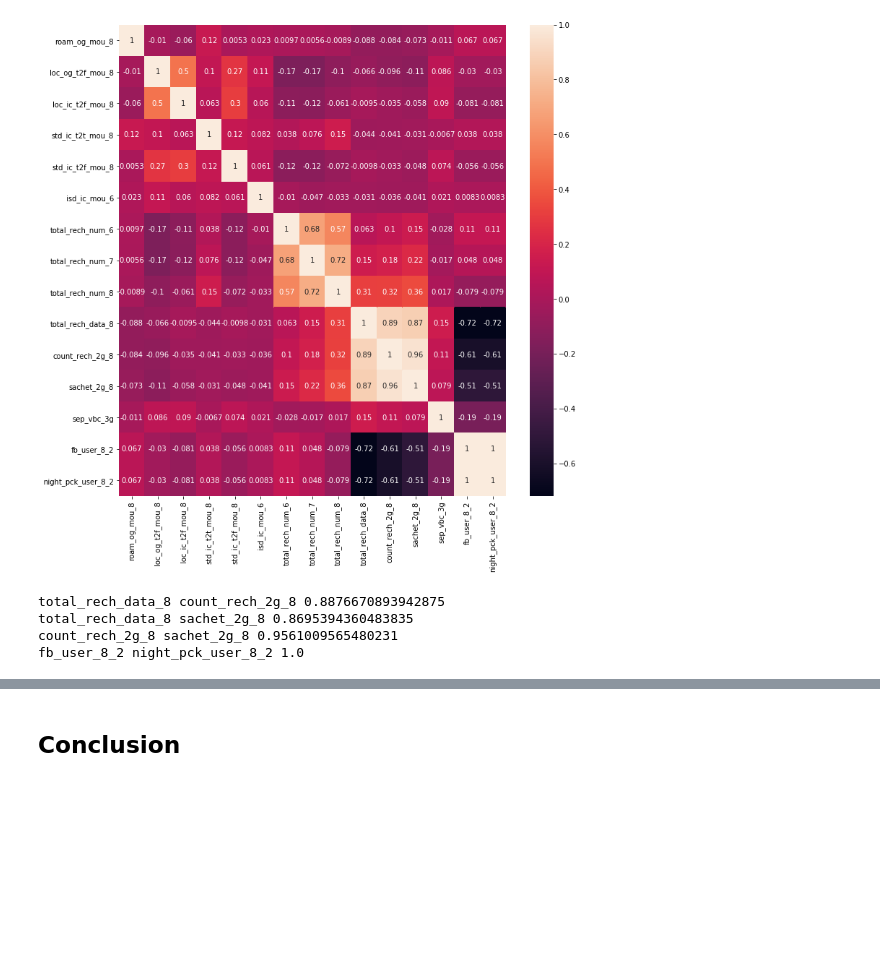
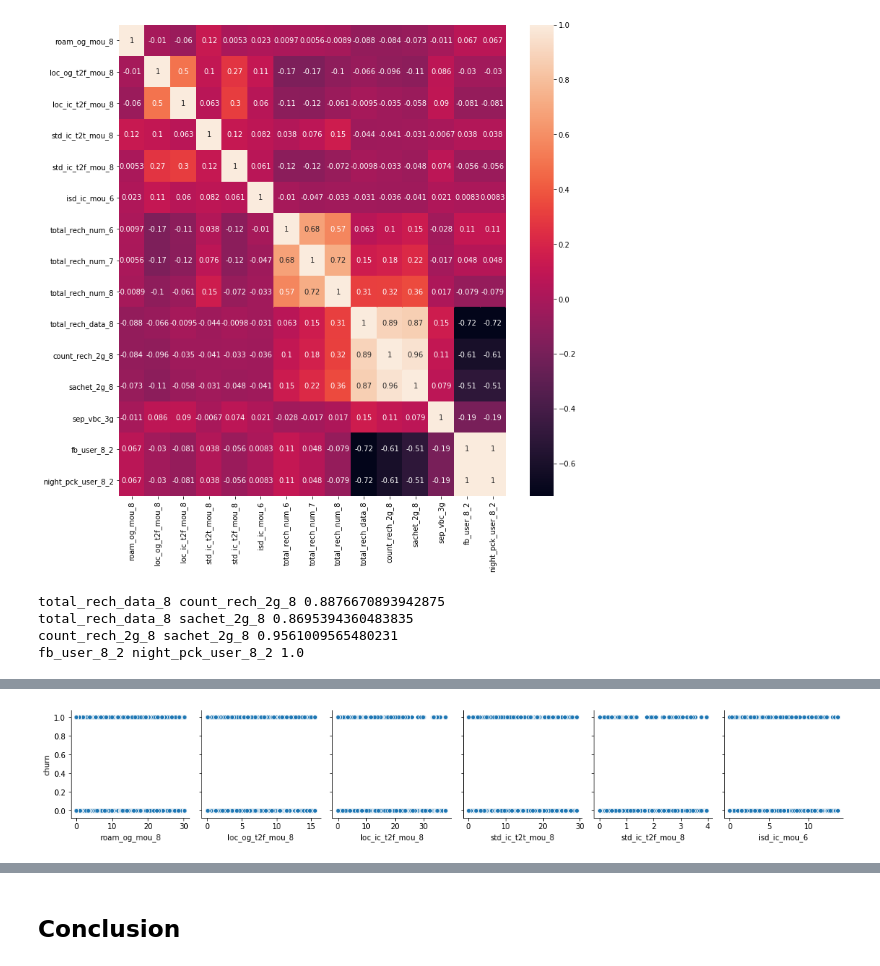
Before and after one commit to anjana-v-nair/Telecom_Churn, a Jupyter notebook: Telecom_Churn_Assignment_v2.ipynb, the cells around one changed output, grey strips where cells are left out. Saved outputs shown, nothing was run; the diff lists cells and outputs as text; code cells hidden in the pictures; blank space fills up the shorter version.

Commit message:
plot changes

```diff
--- a/Telecom_Churn_Assignment_v2.ipynb
+++ b/Telecom_Churn_Assignment_v2.ipynb
@@ -1436,8 +1436,7 @@ count_rech_2g_8 sachet_2g_8 0.9561009565480231
 fb_user_8_2 night_pck_user_8_2 1.0
 # %%
 # Creating list of columns to be dropped from above heatmap
-drop_columns_corr = ['total_rech_data_8', 'total_rech_amt_7',  'total_rech_amt_8', 'arpu_7',
-                     'offnet_mou_8', 'total_og_mou_7', 'vol_3g_mb_7', 'arpu_6']
+drop_columns_corr = ['count_rech_2g_8', 'sachet_2g_8',  'fb_user_8_2']
 # %%
 # dropping columns based on above correlation numbers
 df_important_predictors = df_important_predictors.drop(drop_columns_corr, axis=1)
@@ -1451,4 +1459,5 @@ df_important_predictors.columns
 # %%
 # Creating list of important predictors and adding churn for pairplot
-important_predictors = ['arpu_8', 'total_og_mou_8', 'total_ic_mou_8',
-       'vol_3g_mb_8', 'aon', 'avg_recharge_6_7', 'churn']
+important_predictors = df_important_predictors.columns.tolist()
+important_predictors.append('churn')
+important_predictors
@@ -1455,3 +1478,11 @@ important_predictors = ['arpu_8', 'total_og_mou_8', 'total_ic_mou_8',
+# %%
+n_vars = len(important_predictors)
+set1 = [important_predictors[x] for x in range(n_vars//2)]
+set2 = [important_predictors[x] for x in range(n_vars//2, n_vars)]
+set2.remove('churn')
 # %%
 # Creating pairplot for visualization
-sns.pairplot(df[important_predictors])
+sns.pairplot(data = df_2, y_vars = ['churn'], x_vars = set1)
+plt.show()
+# %% [output]
+[figure, added]
```
Also changed, not shown: parts of 4 cells of this notebook.
